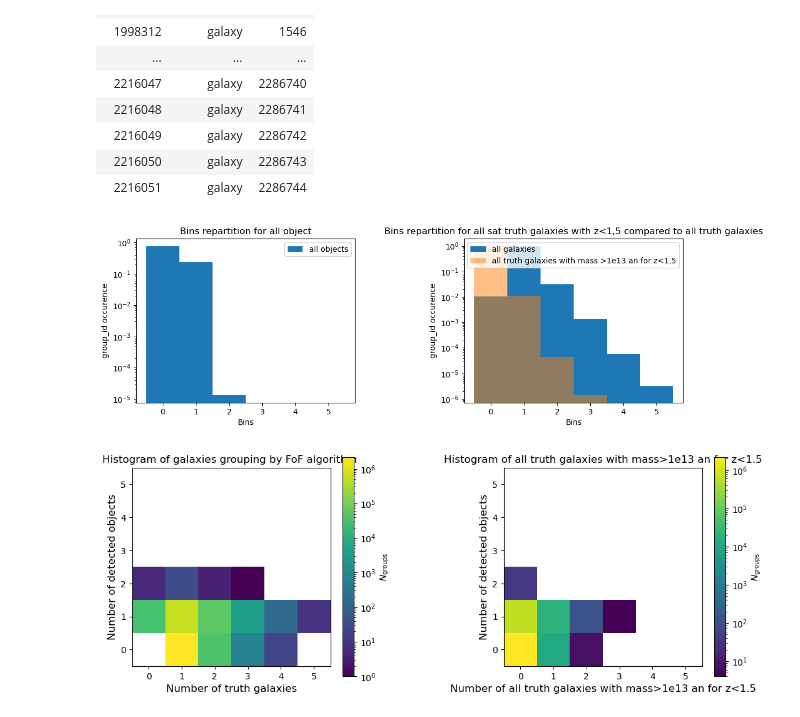
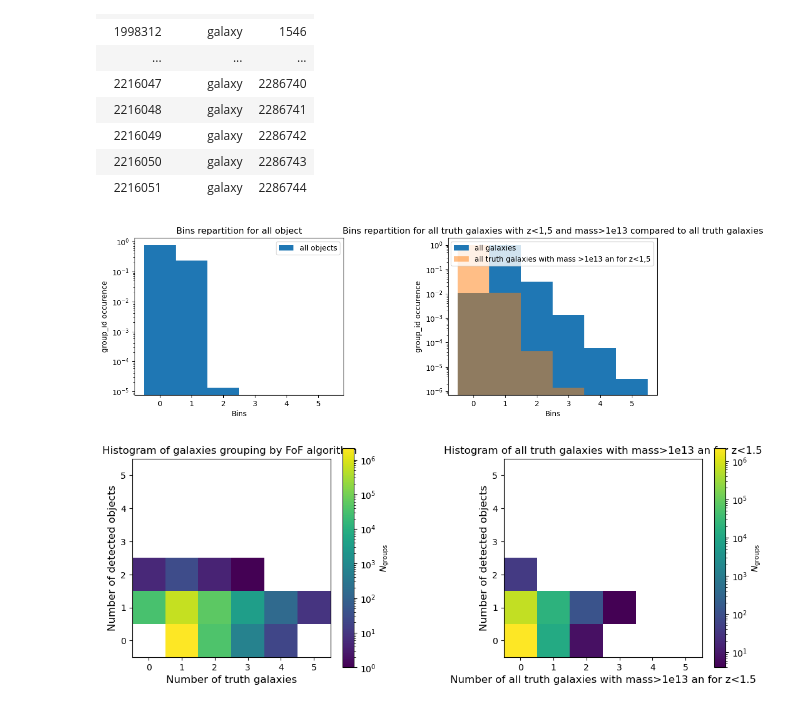
Before and after one commit to GabrielFrugier/stage_LSST, a Jupyter notebook: nt_nobs_system.ipynb, the cells around one changed output. Saved outputs shown, nothing was run; the diff lists cells and outputs as text; code cells hidden in the pictures.

```diff
--- a/nt_nobs_system.ipynb
+++ b/nt_nobs_system.ipynb
@@ -1553,28 +1672,28 @@ n_truth_2cut_all = np.bincount(results[truth_mask][np.where((truth_data_z<z_max_
 # %%
 plt.figure(figsize=(11,8.5))
 plt.subplots_adjust(left=0.1, right=1, wspace=0.5)
 
 plt1=plt.subplot(222)
 hist1mass=plt.hist(n_truth, bins=np.arange(max(np.max(n_object), np.max(n_truth))+2)-0.5, density=True, label="all galaxies")
 hist2mass=plt.hist(n_truth_2cut_all, bins=np.arange(max(np.max(n_object), np.max(n_truth))+2)-0.5, alpha = 0.5, density=True,
                 label=f'all truth galaxies with mass >1e13 an for z<1,5')
 plt.xlabel('Bins')
 plt.ylabel('group_id occurence')
 plt.yscale('log')
 plt.legend()
-plt.title('Bins repartition for all sat truth galaxies with z<1,5 compared to all truth galaxies')
+plt.title('Bins repartition for all truth galaxies with z<1,5 and mass>1e13 compared to all truth galaxies')
 
 plt2=plt.subplot(221)
 hist3=plt.hist(n_object,  bins=np.arange(max(np.max(n_object), np.max(n_truth))+2)-0.5, density=True, label="all objects")
 plt.xlabel('Bins')
 plt.ylabel('group_id occurence')
 plt.yscale('log')
 plt.legend()
 plt.title('Bins repartition for all object')
 
 plt.show()
 # %% [output]
-[figure, old version]
+[figure, new version]
 # %%
 plt.figure(figsize=(11,10))
 plt.subplots_adjust(left=0.1, right=1, wspace=0.5)
```
Also changed, not shown: parts of 26 cells of this notebook.
